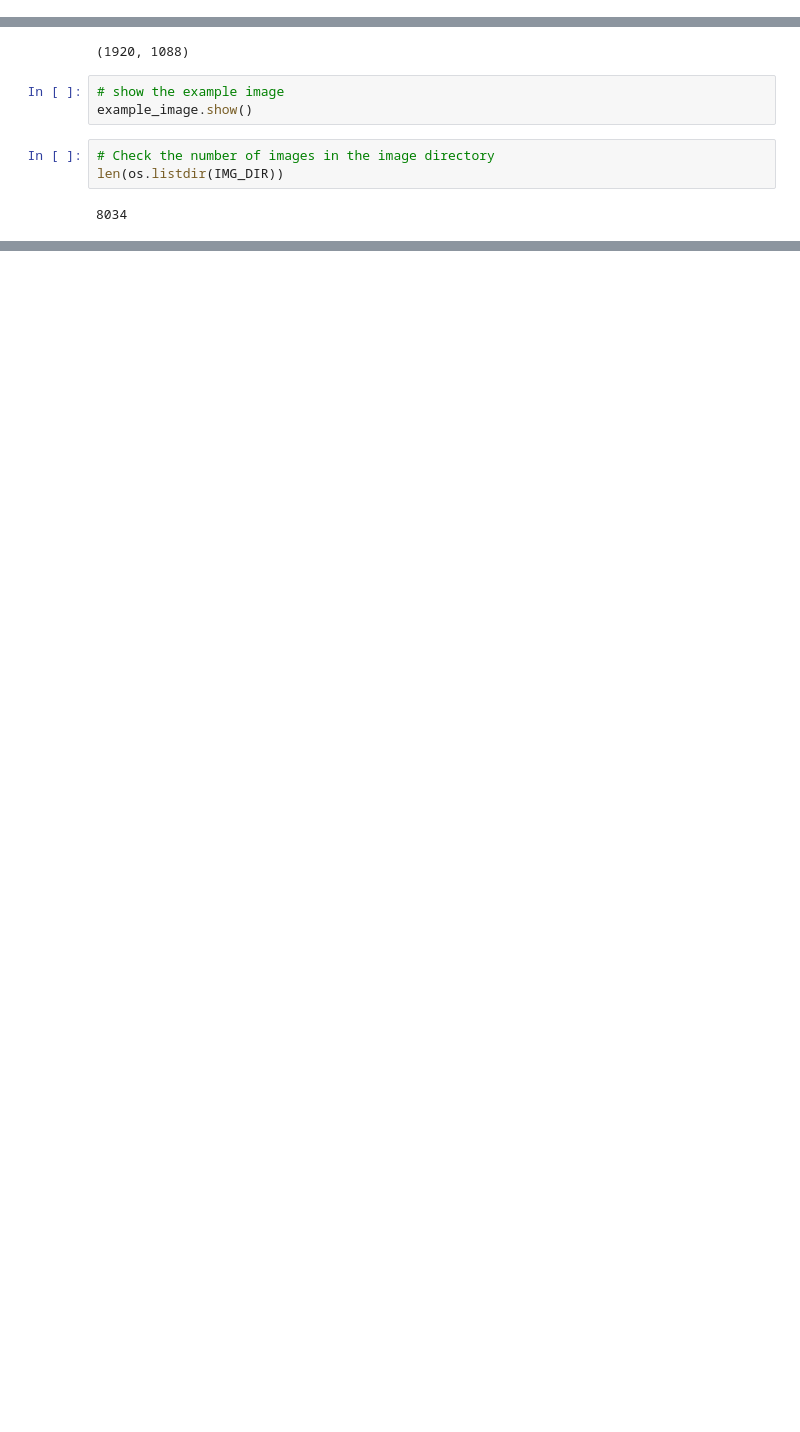
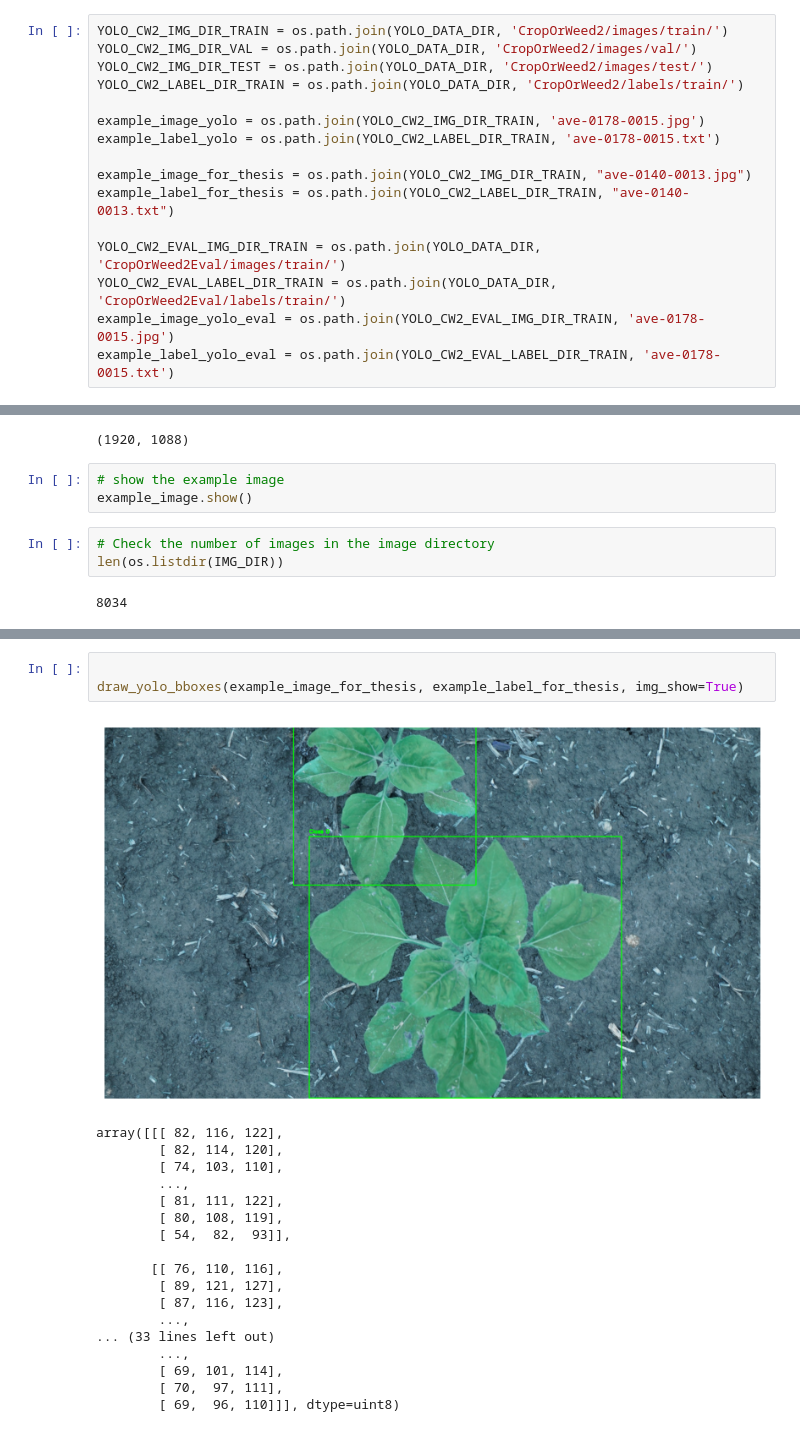
Before and after one commit to selinaweh/Studienarbeit, a Jupyter notebook: data_preprocessing/data_preprocessing.ipynb, the cells around one changed output, grey strips where cells are left out. Drawn from its saved outputs; the diff is of its cells as text; blank space fills up the shorter version.

```diff
--- a/data_preprocessing/data_preprocessing.ipynb
+++ b/data_preprocessing/data_preprocessing.ipynb
@@ -4,0 +7,16 @@ import os
+# %%
+YOLO_CW2_IMG_DIR_TRAIN = os.path.join(YOLO_DATA_DIR, 'CropOrWeed2/images/train/')
+YOLO_CW2_IMG_DIR_VAL = os.path.join(YOLO_DATA_DIR, 'CropOrWeed2/images/val/')
+YOLO_CW2_IMG_DIR_TEST = os.path.join(YOLO_DATA_DIR, 'CropOrWeed2/images/test/')
+YOLO_CW2_LABEL_DIR_TRAIN = os.path.join(YOLO_DATA_DIR, 'CropOrWeed2/labels/train/')
+
+example_image_yolo = os.path.join(YOLO_CW2_IMG_DIR_TRAIN, 'ave-0178-0015.jpg')
+example_label_yolo = os.path.join(YOLO_CW2_LABEL_DIR_TRAIN, 'ave-0178-0015.txt')
+
+example_image_for_thesis = os.path.join(YOLO_CW2_IMG_DIR_TRAIN, "ave-0140-0013.jpg")
+example_label_for_thesis = os.path.join(YOLO_CW2_LABEL_DIR_TRAIN, "ave-0140-0013.txt")
+
+YOLO_CW2_EVAL_IMG_DIR_TRAIN = os.path.join(YOLO_DATA_DIR, 'CropOrWeed2Eval/images/train/')
+YOLO_CW2_EVAL_LABEL_DIR_TRAIN = os.path.join(YOLO_DATA_DIR, 'CropOrWeed2Eval/labels/train/')
+example_image_yolo_eval = os.path.join(YOLO_CW2_EVAL_IMG_DIR_TRAIN, 'ave-0178-0015.jpg')
+example_label_yolo_eval = os.path.join(YOLO_CW2_EVAL_LABEL_DIR_TRAIN, 'ave-0178-0015.txt')
@@ -40,0 +178,22 @@ Sunflower2Eval 8035
+# %%
+
+draw_yolo_bboxes(example_image_for_thesis, example_label_for_thesis, img_show=True)
+# %% [output]
+[figure, added]
+array([[[ 82, 116, 122],
+        [ 82, 114, 120],
+        [ 74, 103, 110],
+        ...,
+        [ 81, 111, 122],
+        [ 80, 108, 119],
+        [ 54,  82,  93]],
+
+       [[ 76, 110, 116],
+        [ 89, 121, 127],
+        [ 87, 116, 123],
+        ...,
+... (33 lines left out)
+        ...,
+        [ 69, 101, 114],
+        [ 70,  97, 111],
+        [ 69,  96, 110]]], dtype=uint8)
```
Also changed, not shown: parts of 23 cells of this notebook, 23 other files.
